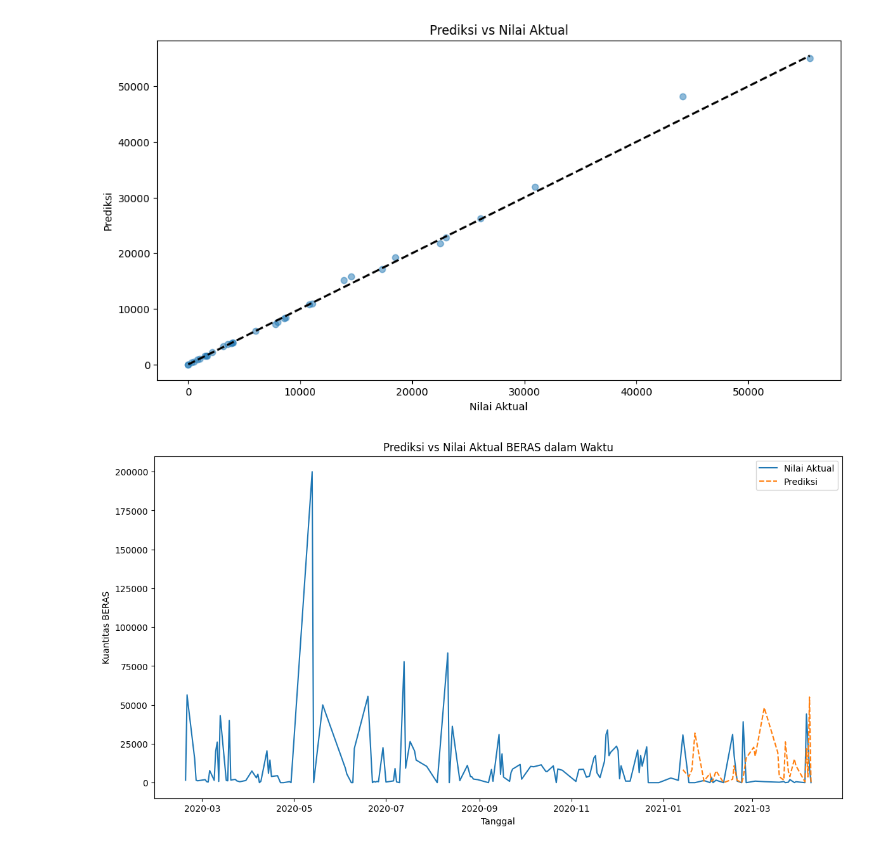
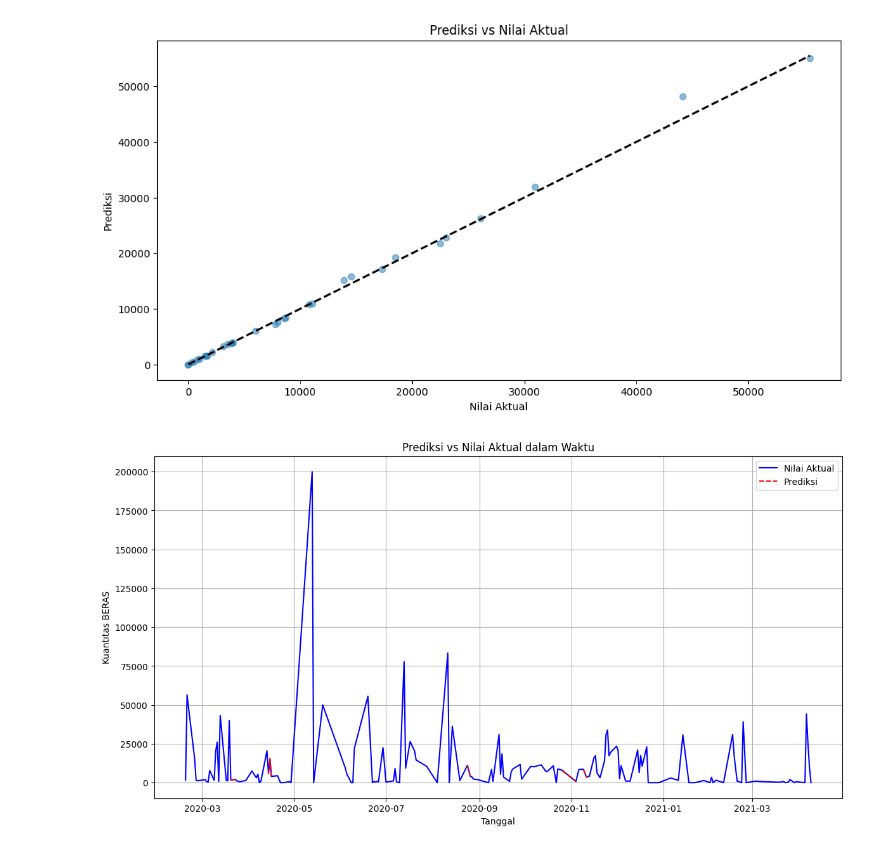
Before and after one commit to dickypranataa/ML-A11.2022.14615-UAS, a Jupyter notebook: prediksi_kuantitas_beras.ipynb, the cells around one changed output. Drawn from its saved outputs; the diff is of its cells as text; code cells hidden in the pictures.

```diff
--- a/prediksi_kuantitas_beras.ipynb
+++ b/prediksi_kuantitas_beras.ipynb
@@ -11,5 +11,5 @@ df = pd.read_csv('penjualan_barang.csv')
 # %%
-df = pd.read_csv('penjualan_barang.csv')
+df = pd.read_csv('Dataset/penjualan_barang.csv')
 print (df)
 # %% [output]
       Unnamed: 0     tanggal           nama.pembeli nama.barang  kuantum  \
@@ -206,19 +206,49 @@ plt.title('Prediksi vs Nilai Aktual')
 plt.show()
 # %% [output]
 [figure]
-# %%
-# Visualisasi Prediksi dan Nilai Aktual dalam Waktu
-df_pivot['Prediksi'] = np.nan
-index_test = df_pivot.index[-len(X_test):]
-df_pivot.loc[index_test, 'Prediksi'] = y_pred
-# %%
-plt.figure(figsize=(14, 7))
-plt.plot(df_pivot.index, df_pivot['BERAS'], label='Nilai Aktual')
-plt.plot(df_pivot.index, df_pivot['Prediksi'], label='Prediksi', linestyle='--')
-plt.xlabel('Tanggal')
-plt.ylabel('Kuantitas BERAS')
-plt.title('Prediksi vs Nilai Aktual BERAS dalam Waktu')
-plt.legend()
-plt.show()
-# %% [output]
-[figure, removed]
+# %%
+# Menyimpan indeks asli
+df_pivot['original_index'] = df_pivot.index
+
+# Mengambil fitur dan target
+features = ['year', 'month', 'day', 'dayofweek', 'quarter', 'weekofyear', 'sin_month', 'cos_month',
+            'sin_day', 'cos_day', 'BERAS_lag1', 'BERAS_lag2', 'BERAS_MA7', 'BERAS_MA30',
+            'BERAS_diff1', 'is_weekend', 'month_day_interaction', 'BERAS_rolling_std_7',
+            'BERAS_rolling_mean_14', 'BERAS_log']
+X = df_pivot[features].values
+y = df_pivot['BERAS'].values
+
+# Membagi data menjadi train dan test
+X_train, X_test, y_train, y_test, train_index, test_index = train_test_split(X, y, df_pivot['original_index'], test_size=0.2, random_state=42)
+
+# Model yang lebih kompleks: Random Forest
+model = RandomForestRegressor(n_estimators=100, random_state=42)
+model.fit(X_train, y_train)
+
+# Prediksi
+y_pred = model.predict(X_test)
+
+# Menambahkan kolom Prediksi ke dataset df_pivot
+df_pivot['Prediksi'] = np.nan
+
+# Mengisi kolom Prediksi dengan nilai dari model
+df_pivot.loc[test_index, 'Prediksi'] = y_pred
+
+# Visualisasi Prediksi dan Nilai Aktual dalam Waktu
+plt.figure(figsize=(14, 7))
+
+# Plot Nilai Aktual
+plt.plot(df_pivot.index, df_pivot['BERAS'], label='Nilai Aktual', color='blue')
+
+# Plot Prediksi
+plt.plot(df_pivot.index, df_pivot['Prediksi'], label='Prediksi', color='red', linestyle='--')
+
+# Menambahkan judul dan label
+plt.title('Prediksi vs Nilai Aktual dalam Waktu')
+plt.xlabel('Tanggal')
+plt.ylabel('Kuantitas BERAS')
+plt.legend()
+plt.grid(True)
+plt.show()
+# %% [output]
+[figure, added]
```
Also changed, not shown: parts of 1 cell of this notebook, 1 other file.
